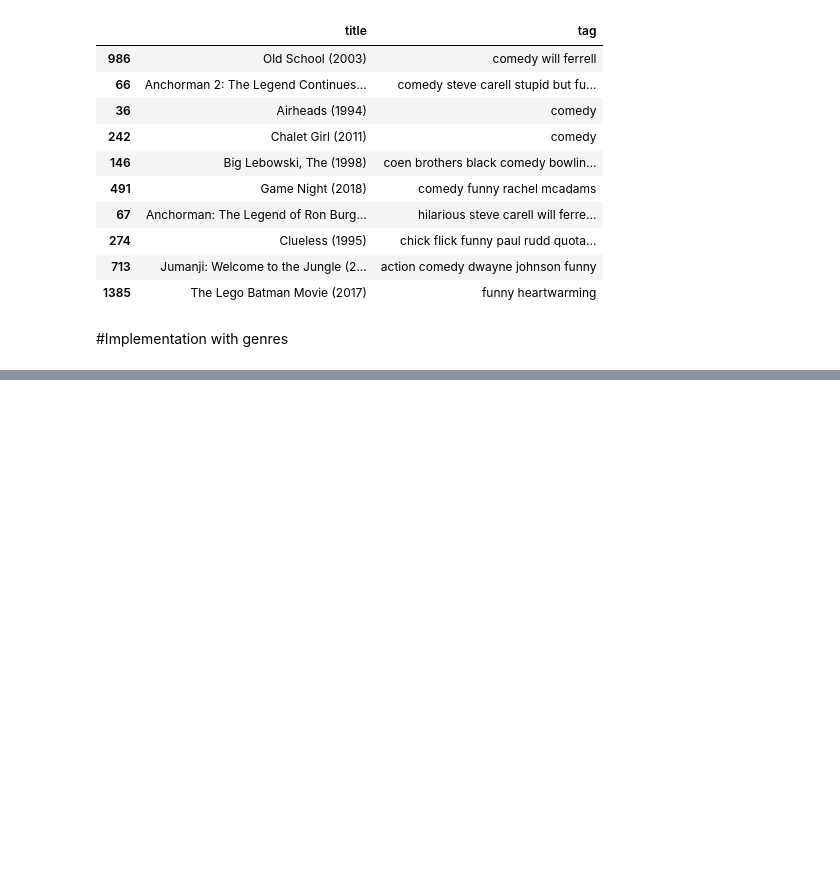
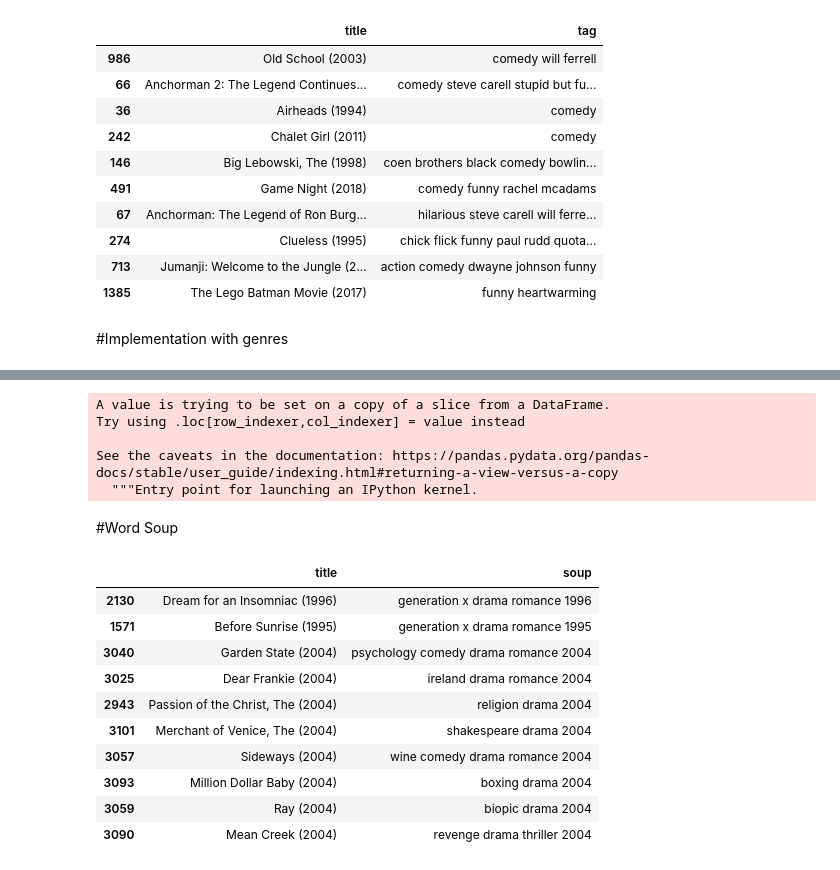
Before and after one commit to JamesKha/MovieRecommendation, a Jupyter notebook: GeneralRecommendationsOnTags.ipynb, the cells around one changed output, grey strips where cells are left out. Cells and saved outputs as stored; diff of their text form; code cells hidden in the pictures; blank space fills up the shorter version.

```diff
--- a/GeneralRecommendationsOnTags.ipynb
+++ b/GeneralRecommendationsOnTags.ipynb
@@ -137,3 +170,49 @@ movieAndGenres['year'] = movieAndGenres['title'].str.extract('.*\((.*)\).*')
+# %%
+movieAndGenres['soup'] = movieAndGenres.apply(create_soup, axis=1)
+# %% [output]
+A value is trying to be set on a copy of a slice from a DataFrame.
+Try using .loc[row_indexer,col_indexer] = value instead
+
+See the caveats in the documentation: https://pandas.pydata.org/pandas-docs/stable/user_guide/indexing.html#returning-a-view-versus-a-copy
+  """Entry point for launching an IPython kernel.
+# %% [markdown]
+#Word Soup
+# %%
+tfidf_matrix = tfidf.fit_transform(movieAndGenres['soup'])
+# %%
+cosine_sim = linear_kernel(tfidf_matrix, tfidf_matrix)
+# %%
+def get_recommendations(title, cosine_sim=cosine_sim):
+
+    idx = indices[title]
+
+    sim_scores = list(enumerate(cosine_sim[idx]))
+
+
+    sim_scores = sorted(sim_scores, key=lambda x: x[1], reverse=True)
+
+
+    sim_scores = sim_scores[1:11]
+
+
+    movie_indices = [i[0] for i in sim_scores]
+
+
+    return movieAndGenres[['title','soup']].iloc[movie_indices]
+# %%
+get_recommendations('Step Brothers (2008)')
+# %% [output]
+|  | title | soup |
+| 2130 | Dream for an Insomniac (1996) | generation x drama romance 1996 |
+| 1571 | Before Sunrise (1995) | generation x drama romance 1995 |
+| 3040 | Garden State (2004) | psychology comedy drama romance 2004 |
+| 3025 | Dear Frankie (2004) | ireland drama romance 2004 |
+| 2943 | Passion of the Christ, The (2004) | religion drama 2004 |
+| 3101 | Merchant of Venice, The (2004) | shakespeare drama 2004 |
+| 3057 | Sideways (2004) | wine comedy drama romance 2004 |
+| 3093 | Million Dollar Baby (2004) | boxing drama 2004 |
+| 3059 | Ray (2004) | biopic drama 2004 |
+| 3090 | Mean Creek (2004) | revenge drama thriller 2004 |
 # %%
 movieAndGenres
 # %% [output]
```
Also changed, not shown: parts of 10 cells of this notebook.
